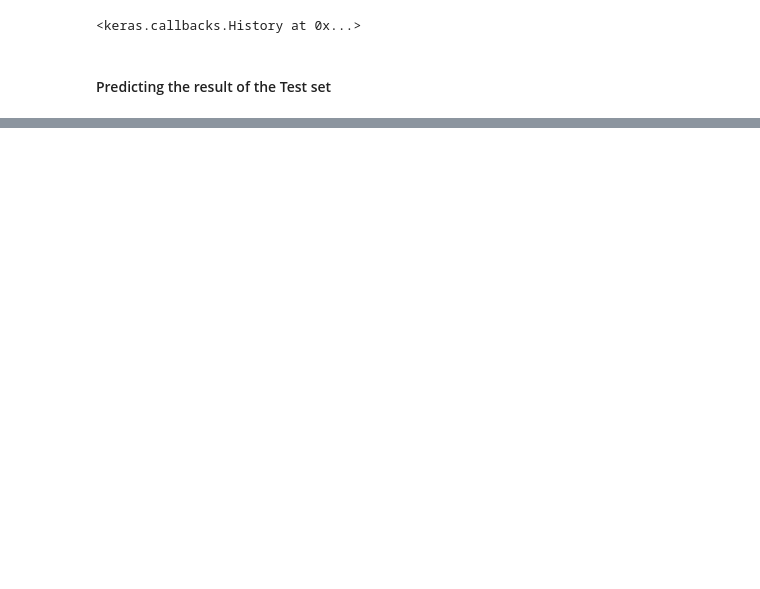
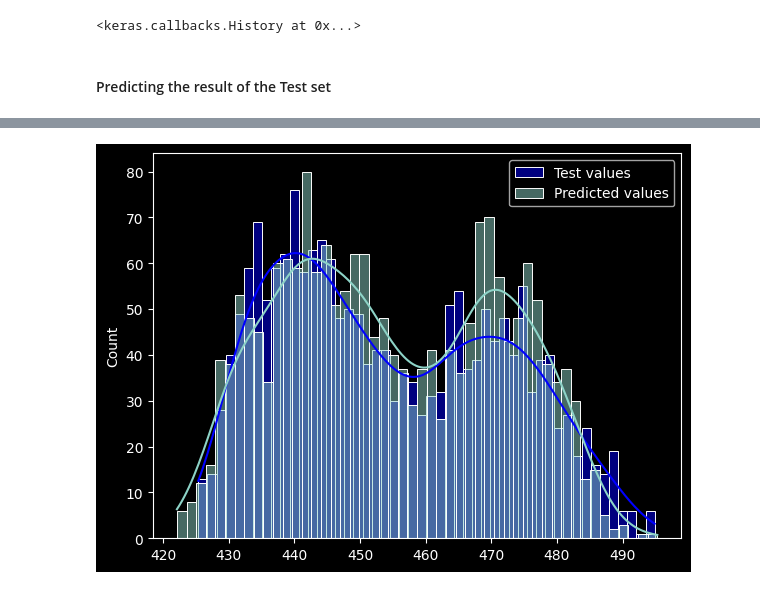
Before and after one commit to roman-zozulya/power-plant-output-predict, a Jupyter notebook: power_plant_main.ipynb, the cells around one changed output, grey strips where cells are left out. Saved outputs shown, nothing was run; the diff lists cells and outputs as text; code cells hidden in the pictures; blank space fills up the shorter version.

```diff
--- a/power_plant_main.ipynb
+++ b/power_plant_main.ipynb
@@ -143,0 +144,12 @@ print(np.concatenate((y_pred.reshape(len(y_pred), 1), y_test.reshape(len(y_test)
+# %%
+# Comapare distribution
+plt.figure(figsize=(15,5))
+plt.subplot(1,2,1)
+
+sns.histplot(y_test, color='blue', kde=True, label='Test values', bins=50)
+sns.histplot(y_pred, color='green', kde=True, label='Predicted values', bins=50)
+
+plt.legend()
+plt.show()
+# %% [output]
+[figure, added]
```
Also changed, not shown: parts of 3 cells of this notebook.
